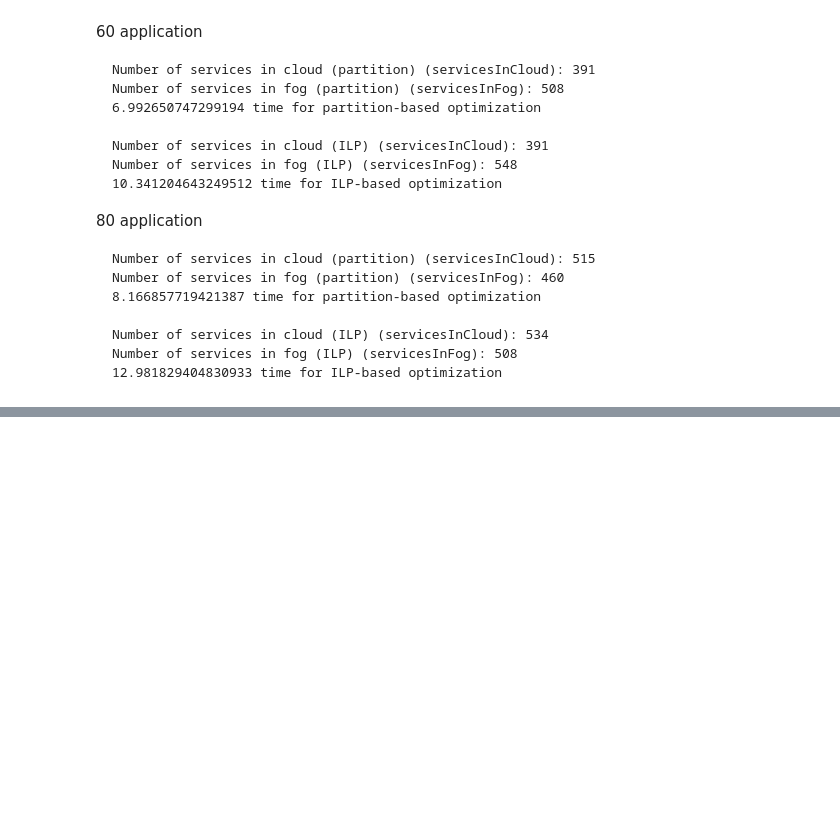
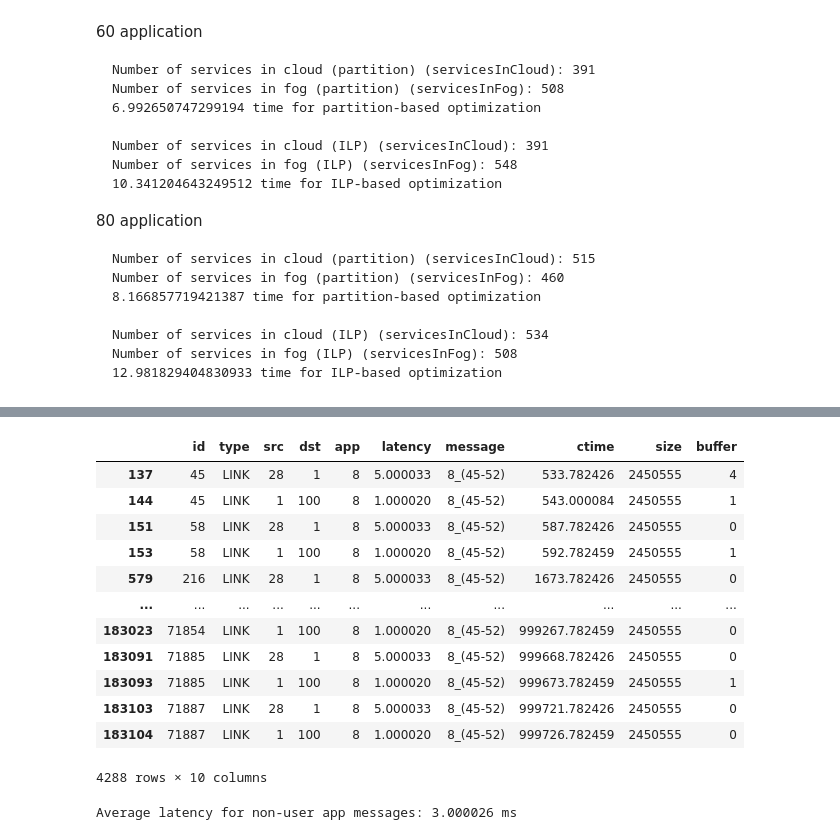
Before and after one commit to hafidnrzs/yafs-fog-computing, a Jupyter notebook: experiments/rev/analyze.ipynb, the cells around one changed output, grey strips where cells are left out. Drawn from its saved outputs; the diff is of its cells as text; code cells hidden in the pictures; blank space fills up the shorter version.

```diff
--- a/experiments/rev/analyze.ipynb
+++ b/experiments/rev/analyze.ipynb
@@ -87,0 +114,24 @@ Number of services in fog (ILP) (servicesInFog): 508
+# %%
+# filter df_link_1 for message not starting with 'M.USER.APP.'
+df_non_user_app_1 = df_link_1[~df_link_1['message'].str.startswith('M.USER.APP')]
+
+display(df_non_user_app_1)
+
+# average the column 'latency'
+average_latency = df_non_user_app_1['latency'].mean()
+print(f"\nAverage latency for non-user app messages: {average_latency:.6f} ms")
+# %% [output]
+|  | id | type | src | dst | app | latency | message | ctime | size | buffer |
+| 137 | 45 | LINK | 28 | 1 | 8 | 5.000033 | 8_(45-52) | 533.782426 | 2450555 | 4 |
+| 144 | 45 | LINK | 1 | 100 | 8 | 1.000020 | 8_(45-52) | 543.000084 | 2450555 | 1 |
+| 151 | 58 | LINK | 28 | 1 | 8 | 5.000033 | 8_(45-52) | 587.782426 | 2450555 | 0 |
+| 153 | 58 | LINK | 1 | 100 | 8 | 1.000020 | 8_(45-52) | 592.782459 | 2450555 | 1 |
+| 579 | 216 | LINK | 28 | 1 | 8 | 5.000033 | 8_(45-52) | 1673.782426 | 2450555 | 0 |
+| ... | ... | ... | ... | ... | ... | ... | ... | ... | ... | ... |
+| 183023 | 71854 | LINK | 1 | 100 | 8 | 1.000020 | 8_(45-52) | 999267.782459 | 2450555 | 0 |
+| 183091 | 71885 | LINK | 28 | 1 | 8 | 5.000033 | 8_(45-52) | 999668.782426 | 2450555 | 0 |
+| 183093 | 71885 | LINK | 1 | 100 | 8 | 1.000020 | 8_(45-52) | 999673.782459 | 2450555 | 1 |
+| 183103 | 71887 | LINK | 28 | 1 | 8 | 5.000033 | 8_(45-52) | 999721.782426 | 2450555 | 0 |
+| 183104 | 71887 | LINK | 1 | 100 | 8 | 1.000020 | 8_(45-52) | 999726.782459 | 2450555 | 0 |
+4288 rows × 10 columns
+Average latency for non-user app messages: 3.000026 ms
```
Also changed, not shown: parts of 56 cells of this notebook.
